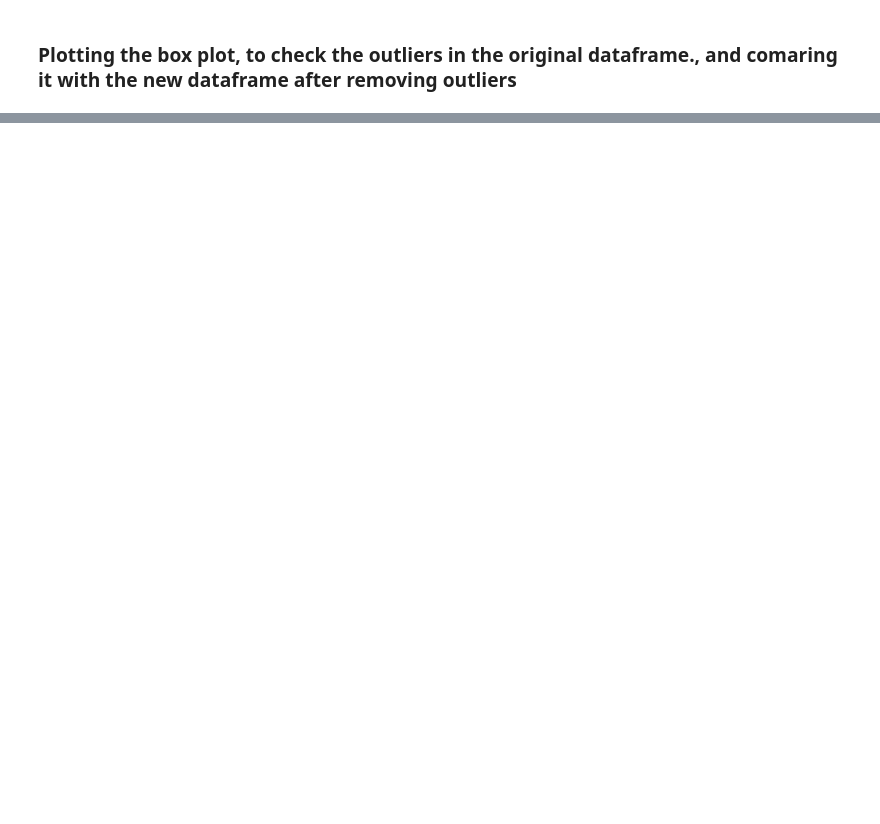
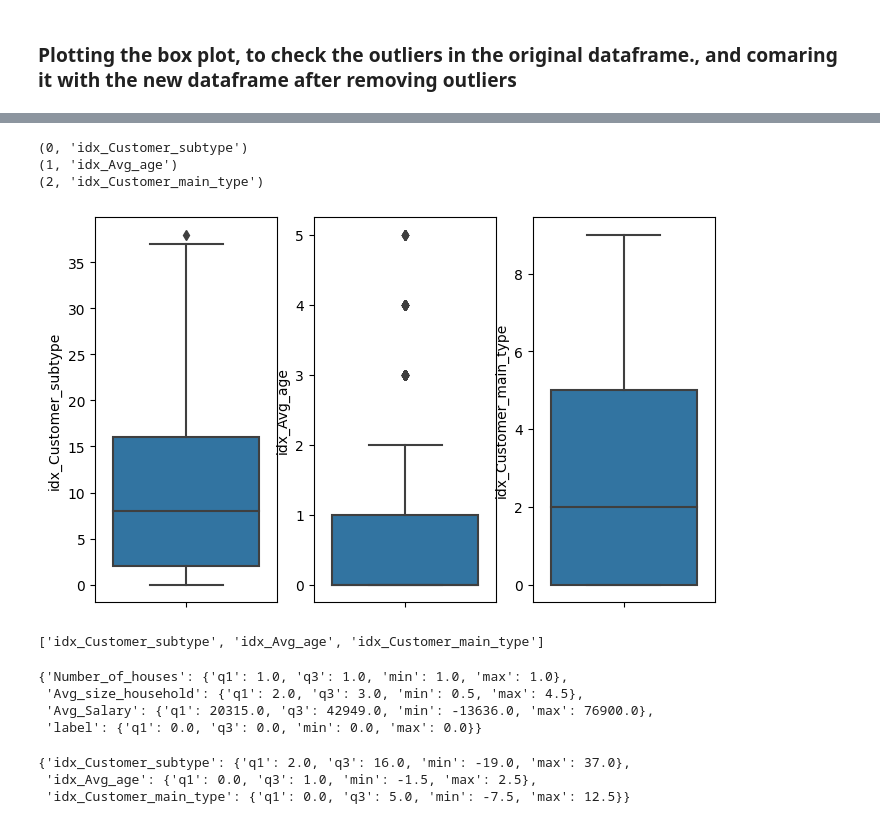
Before and after one commit to ruslanmv/How-to-do-Data-Analysis-with-Pyspark, a Jupyter notebook: Data_Analysis_Pyspark.ipynb, the cells around one changed output, grey strips where cells are left out. Cells and saved outputs as stored; diff of their text form; code cells hidden in the pictures; blank space fills up the shorter version.

```diff
--- a/Data_Analysis_Pyspark.ipynb
+++ b/Data_Analysis_Pyspark.ipynb
@@ -516,0 +657,5 @@ for i,df in enumerate([original_numerical_df,dataset_after_removing_outliers]):
+# %%
+pipeline = Pipeline(stages=string_indexers + [assembler])
+#pipeline = Pipeline(stages=string_indexers )
+model = pipeline.fit(df)
+new_df = model.transform(df)
@@ -516,0 +702,2 @@ for i,df in enumerate([original_numerical_df,dataset_after_removing_outliers]):
+# %%
+dfb=new_df
@@ -516,0 +717,3 @@ for i,df in enumerate([original_numerical_df,dataset_after_removing_outliers]):
+# %%
+new_df_b = find_outliers(dfb,inputCols)
+new_df_b.printSchema()
@@ -516,0 +734,3 @@ for i,df in enumerate([original_numerical_df,dataset_after_removing_outliers]):
+# %%
+pandasDFb = new_df_b.toPandas()
+pandasDFb.head()
@@ -516,0 +769,16 @@ for i,df in enumerate([original_numerical_df,dataset_after_removing_outliers]):
+# %%
+data=pandasDFb
+size_columns=len(inputCols)
+fig,ax = plt.subplots(1,size_columns,figsize=(8,5))
+for i in enumerate(inputCols):
+    print(i)
+    sns.boxplot(data=data, y=i[1],ax=ax[i[0]])
+# %% [output]
+(0, 'idx_Customer_subtype')
+(1, 'idx_Avg_age')
+(2, 'idx_Customer_main_type')
+[figure, added]
+# %%
+inputCols
+# %% [output]
+['idx_Customer_subtype', 'idx_Avg_age', 'idx_Customer_main_type']
@@ -516,0 +800,7 @@ for i,df in enumerate([original_numerical_df,dataset_after_removing_outliers]):
+# %%
+calculate_bounds(df)
+# %% [output]
+{'Number_of_houses': {'q1': 1.0, 'q3': 1.0, 'min': 1.0, 'max': 1.0},
+ 'Avg_size_household': {'q1': 2.0, 'q3': 3.0, 'min': 0.5, 'max': 4.5},
+ 'Avg_Salary': {'q1': 20315.0, 'q3': 42949.0, 'min': -13636.0, 'max': 76900.0},
+ 'label': {'q1': 0.0, 'q3': 0.0, 'min': 0.0, 'max': 0.0}}
@@ -516,0 +809,6 @@ for i,df in enumerate([original_numerical_df,dataset_after_removing_outliers]):
+# %%
+calculate_bounds(dfc)
+# %% [output]
+{'idx_Customer_subtype': {'q1': 2.0, 'q3': 16.0, 'min': -19.0, 'max': 37.0},
+ 'idx_Avg_age': {'q1': 0.0, 'q3': 1.0, 'min': -1.5, 'max': 2.5},
+ 'idx_Customer_main_type': {'q1': 0.0, 'q3': 5.0, 'min': -7.5, 'max': 12.5}}
```
Also changed, not shown: parts of 79 cells of this notebook, 4 other files.
